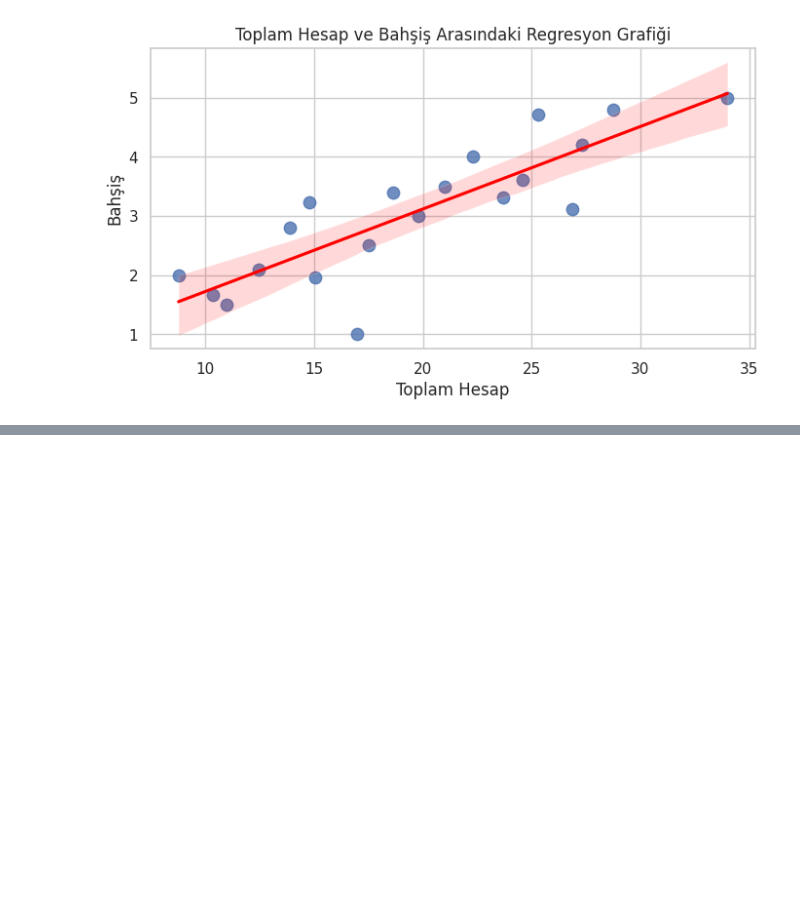
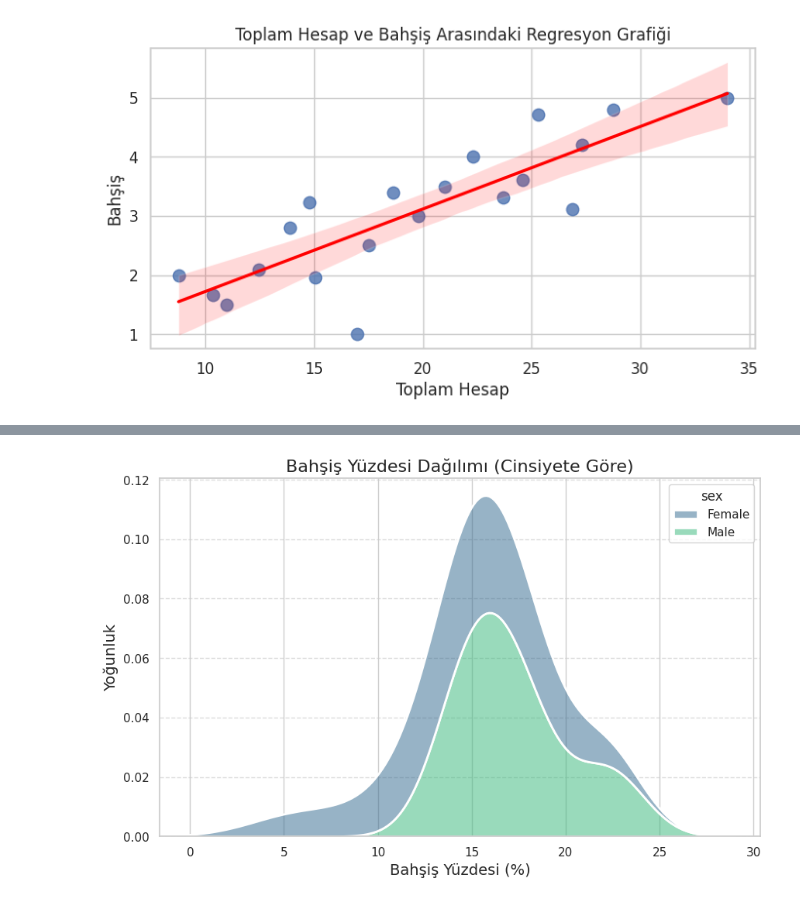
Before and after one commit to onuralpArsln/MlAiTutorialProjects, a Jupyter notebook: 12-VideoSources/seabornVis.ipynb, the cells around one changed output, grey strips where cells are left out. Drawn from its saved outputs; the diff is of its cells as text; code cells hidden in the pictures; blank space fills up the shorter version.

```diff
--- a/12-VideoSources/seabornVis.ipynb
+++ b/12-VideoSources/seabornVis.ipynb
@@ -209,0 +219,18 @@ Passing `palette` without assigning `hue` is deprecated and will be removed in v
+# %%
+# Yeni Grafik 3: Bahşiş Yüzdesi Dağılımı
+df['tip_percent'] = (df['tip'] / df['total_bill']) * 100
+plt.figure(figsize=(10, 6))
+# KDE (Çekirdek Yoğunluk Tahmini) Grafiği
+sns.kdeplot(
+    data=df, x="tip_percent",
+    hue="sex", multiple="stack",
+    palette="viridis", linewidth=2,
+    fill=True, alpha=0.5
+)
+plt.title("Bahşiş Yüzdesi Dağılımı (Cinsiyete Göre)", fontsize=16)
+plt.xlabel("Bahşiş Yüzdesi (%)", fontsize=14)
+plt.ylabel("Yoğunluk", fontsize=14)
+plt.grid(axis='y', linestyle='--', alpha=0.7)
+plt.show()
+# %% [output]
+[figure, added]
```
Also changed, not shown: parts of 11 cells of this notebook.
